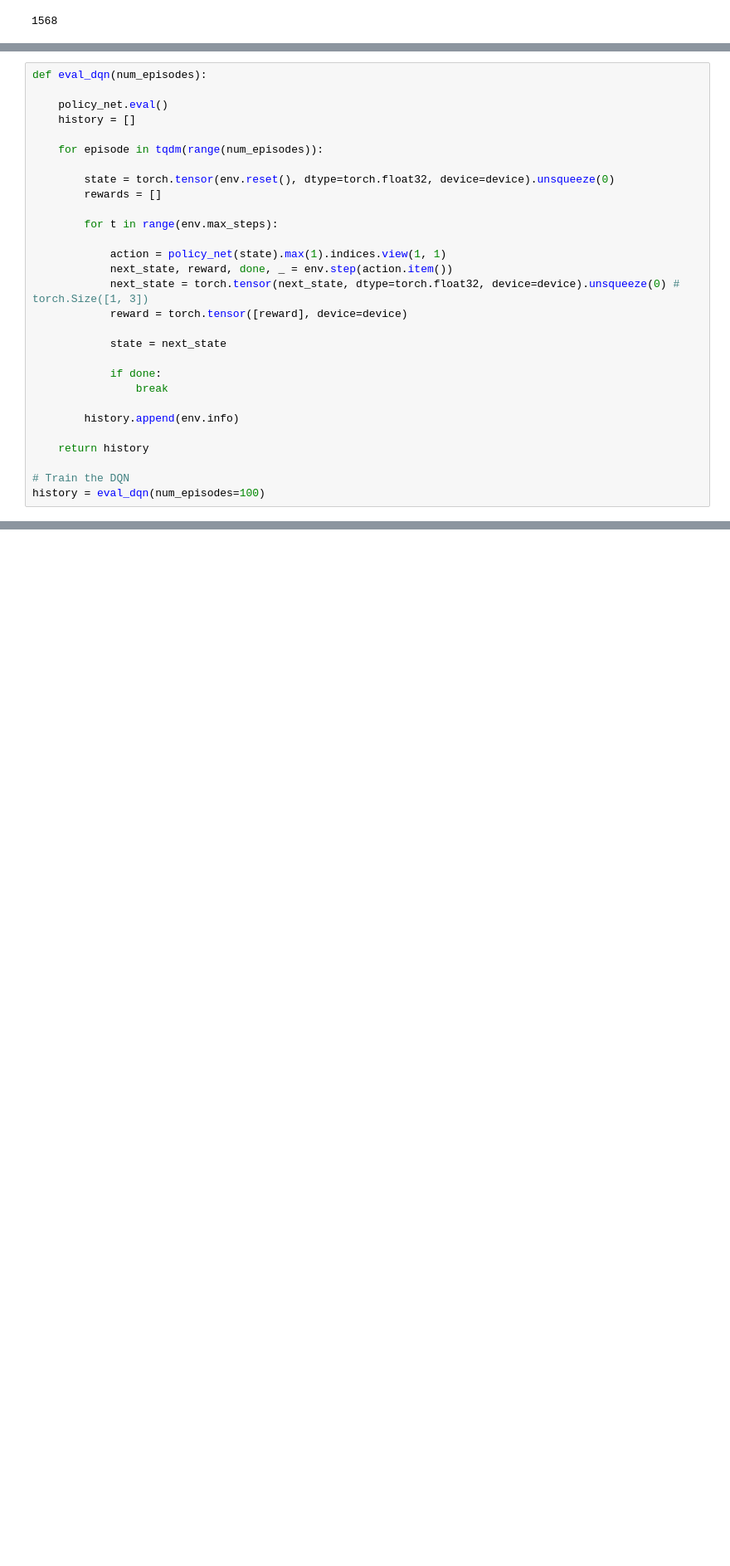
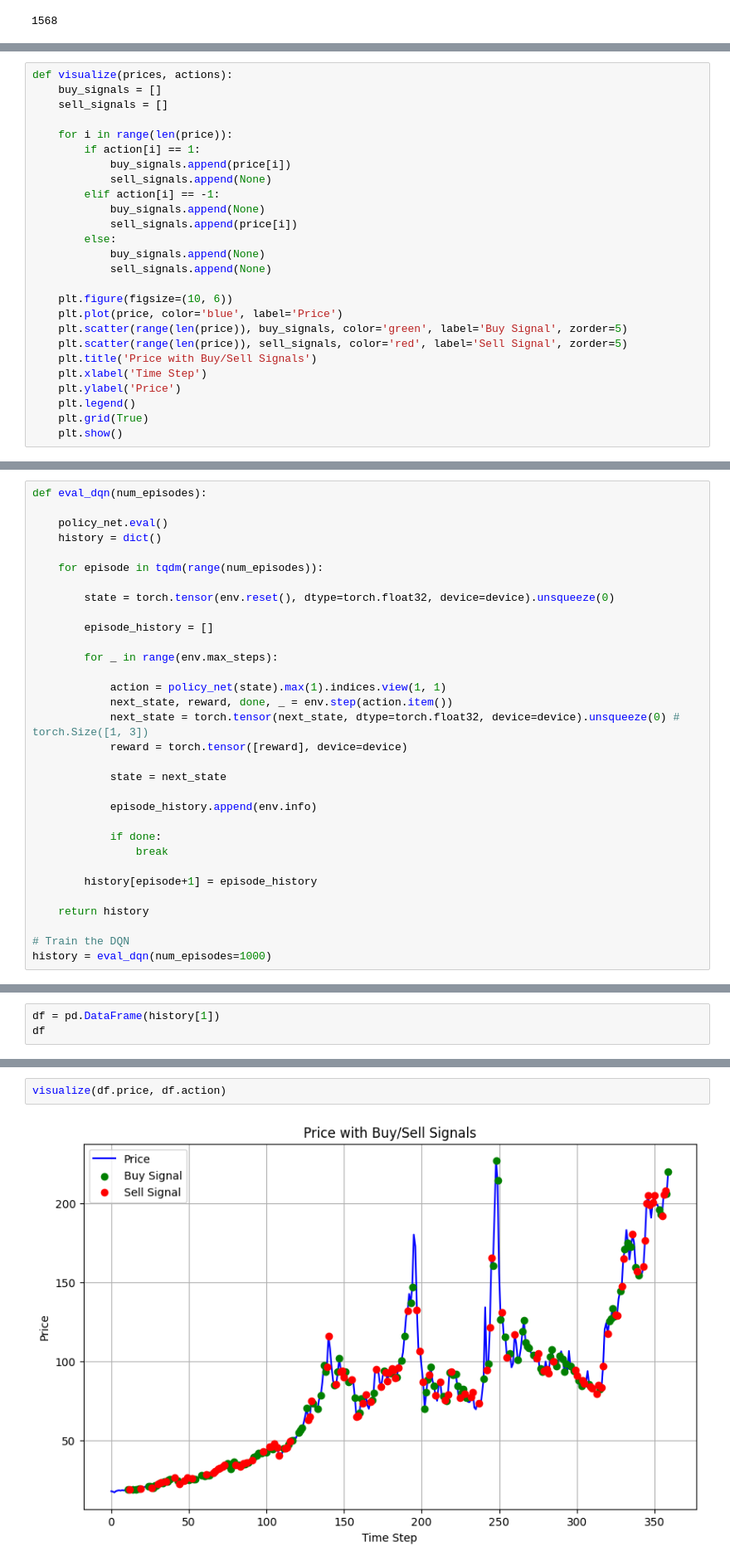
Before and after one commit to ramonges/Reinforcement-Learning-Project, a Jupyter notebook: main.ipynb, the cells around one changed output, grey strips where cells are left out. Shown: that part at 83% size. Cells and saved outputs as stored; diff of their text form; blank space fills up the shorter version.

```diff
--- a/main.ipynb
+++ b/main.ipynb
@@ -59 +60,27 @@ history_df
 360 rows × 9 columns
+# %%
+def visualize(prices, actions):
+    buy_signals = []
+    sell_signals = []
+
+    for i in range(len(price)):
+        if action[i] == 1:
+            buy_signals.append(price[i])
+            sell_signals.append(None)
+        elif action[i] == -1:
+            buy_signals.append(None)
+            sell_signals.append(price[i])
+        else:
+            buy_signals.append(None)
+            sell_signals.append(None)
+
+    plt.figure(figsize=(10, 6))
+    plt.plot(price, color='blue', label='Price')
+    plt.scatter(range(len(price)), buy_signals, color='green', label='Buy Signal', zorder=5)
+    plt.scatter(range(len(price)), sell_signals, color='red', label='Sell Signal', zorder=5)
+    plt.title('Price with Buy/Sell Signals')
+    plt.xlabel('Time Step')
+    plt.ylabel('Price')
+    plt.legend()
+    plt.grid(True)
+    plt.show()
@@ -214,14 +281,15 @@ df.reward.mean()
 def eval_dqn(num_episodes):
 
     policy_net.eval()
-    history = []
+    history = dict()
 
     for episode in tqdm(range(num_episodes)):
 
         state = torch.tensor(env.reset(), dtype=torch.float32, device=device).unsqueeze(0)
-        rewards = []
 
-        for t in range(env.max_steps):
+        episode_history = []
+
+        for _ in range(env.max_steps):
 
             action = policy_net(state).max(1).indices.view(1, 1)
             next_state, reward, done, _ = env.step(action.item())
@@ -230,12 +298,14 @@ def eval_dqn(num_episodes):
 
             state = next_state
 
+            episode_history.append(env.info)
+
             if done:
                 break
 
-        history.append(env.info)
+        history[episode+1] = episode_history
 
     return history
 
 # Train the DQN
-history = eval_dqn(num_episodes=100)
+history = eval_dqn(num_episodes=1000)
@@ -241,0 +316,3 @@ history = eval_dqn(num_episodes=100)
+# %%
+df = pd.DataFrame(history[1])
+df
@@ -241,0 +333,4 @@ history = eval_dqn(num_episodes=100)
+# %%
+visualize(df.price, df.action)
+# %% [output]
+[figure, added]
```
Also changed, not shown: parts of 24 cells of this notebook, 1 other file.
